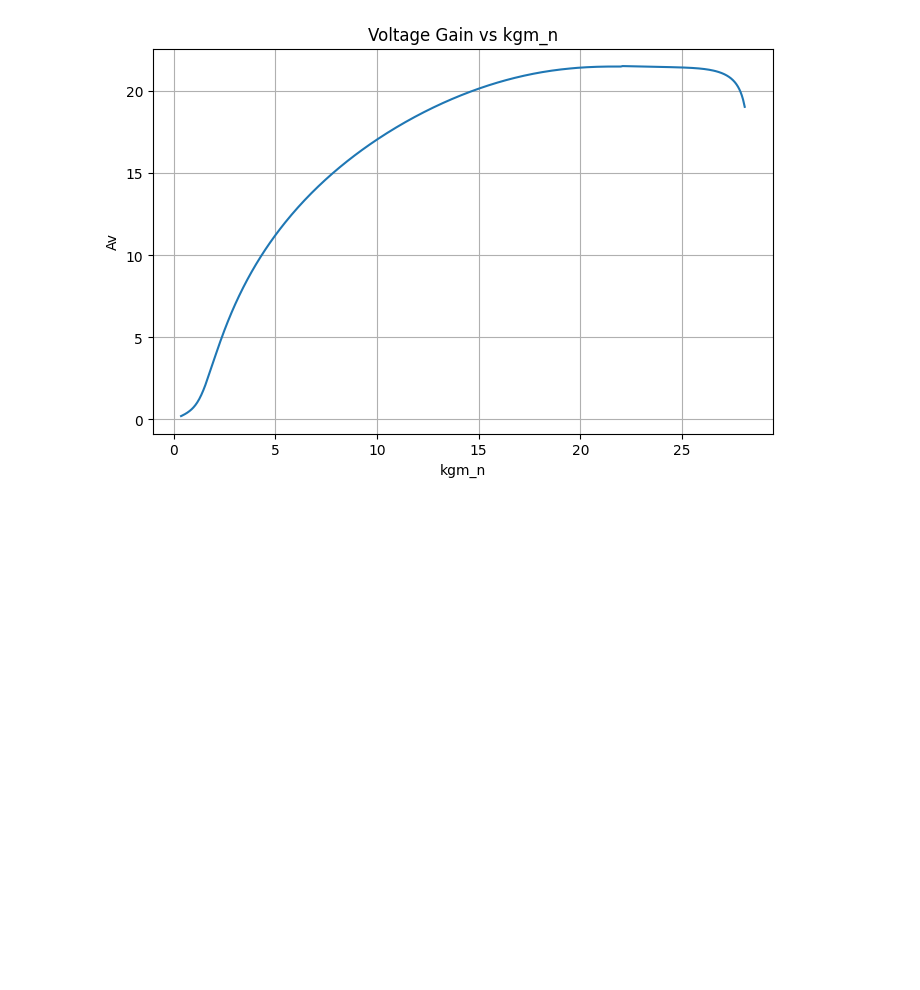
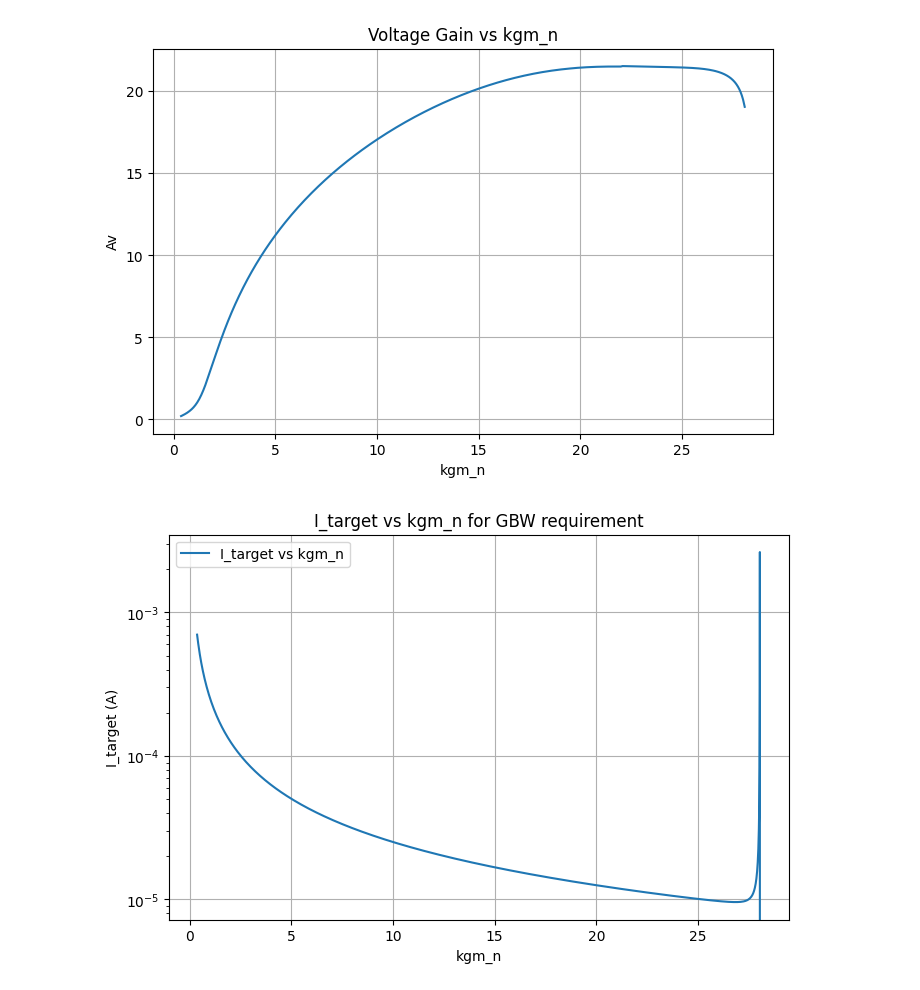
Before and after one commit to Sakthi-Kalidasan/C_ID_repo, a Jupyter notebook: LDO/Diff_Amp_Analysis.ipynb, the cells around one changed output. Drawn from its saved outputs; the diff is of its cells as text; code cells hidden in the pictures; blank space fills up the shorter version.

```diff
--- a/LDO/Diff_Amp_Analysis.ipynb
+++ b/LDO/Diff_Amp_Analysis.ipynb
@@ -211,3 +211,22 @@ plt.grid(True)
 plt.show()
 # %% [output]
 [figure]
+# %%
+## GBW requirements
+
+GBW = 2*2e6
+C_L = 10e-12
+
+I_target = (2*np.pi*GBW*C_L)/(kgm_n - (2*np.pi*GBW*(kcgd_n + kcsg_p)))
+
+plt.figure(figsize=(8, 5))
+plt.plot(kgm_n, I_target, label='I_target vs kgm_n')
+plt.yscale('log')
+plt.xlabel('kgm_n')
+plt.ylabel('I_target (A)')
+plt.title('I_target vs kgm_n for GBW requirement')
+plt.legend()
+plt.grid(True)
+plt.show()
+# %% [output]
+[figure, added]
```
Also changed, not shown: parts of 1 cell of this notebook, 3 other files.
